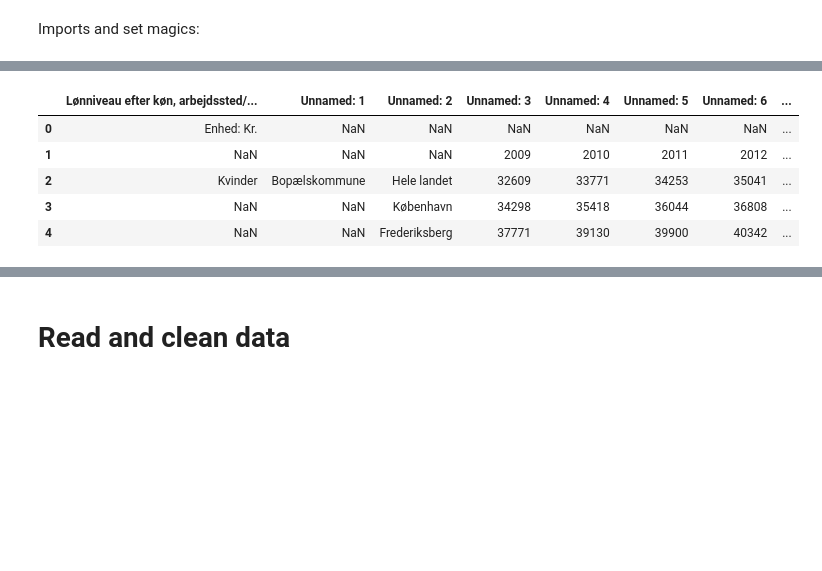
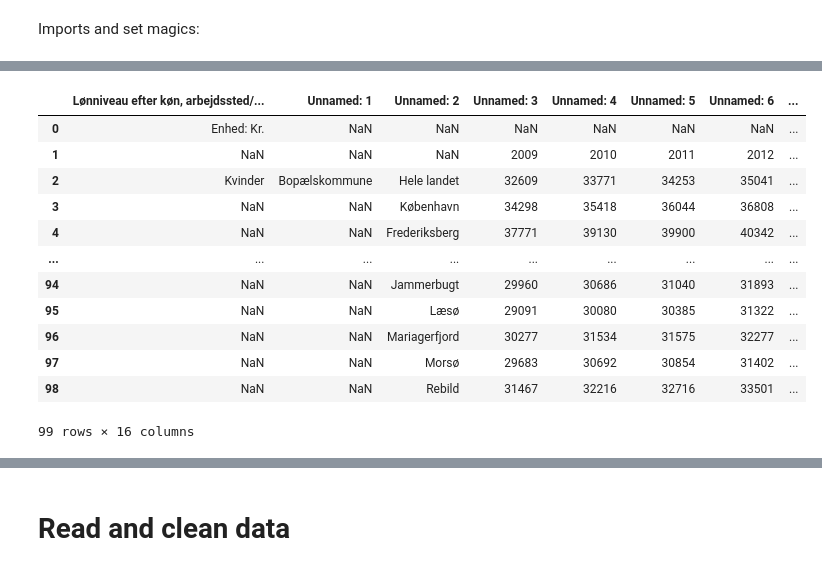
Before and after one commit to julieroddik/projects-2023-mej, a Jupyter notebook: dataproject/dataproject.ipynb, the cells around one changed output, grey strips where cells are left out. Cells and saved outputs as stored; diff of their text form; code cells hidden in the pictures; blank space fills up the shorter version.

```diff
--- a/dataproject/dataproject.ipynb
+++ b/dataproject/dataproject.ipynb
@@ -48,14 +48,21 @@ The autoreload extension is already loaded. To reload it, use:
 # %%
 # Loading the Data from statistikbanken
 filename1 = 'Kvinder.xlsx'
-pd.read_excel(filename1).head(5)
+pd.read_excel(filename1).head(99)
 # %% [output]
 |  | Lønniveau efter køn, arbejdssted/... | Unnamed: 1 | Unnamed: 2 | Unnamed: 3 | Unnamed: 4 | Unnamed: 5 | Unnamed: 6 | ... |
 | 0 | Enhed: Kr. | NaN | NaN | NaN | NaN | NaN | NaN | ... |
 | 1 | NaN | NaN | NaN | 2009 | 2010 | 2011 | 2012 | ... |
 | 2 | Kvinder | Bopælskommune | Hele landet | 32609 | 33771 | 34253 | 35041 | ... |
 | 3 | NaN | NaN | København | 34298 | 35418 | 36044 | 36808 | ... |
 | 4 | NaN | NaN | Frederiksberg | 37771 | 39130 | 39900 | 40342 | ... |
+| ... | ... | ... | ... | ... | ... | ... | ... | ... |
+| 94 | NaN | NaN | Jammerbugt | 29960 | 30686 | 31040 | 31893 | ... |
+| 95 | NaN | NaN | Læsø | 29091 | 30080 | 30385 | 31322 | ... |
+| 96 | NaN | NaN | Mariagerfjord | 30277 | 31534 | 31575 | 32277 | ... |
+| 97 | NaN | NaN | Morsø | 29683 | 30692 | 30854 | 31402 | ... |
+| 98 | NaN | NaN | Rebild | 31467 | 32216 | 32716 | 33501 | ... |
+99 rows × 16 columns
 # %%
 # Now we are dropping rows
 ap = pd.read_excel(filename1, skiprows=2)
```
Also changed, not shown: parts of 4 cells of this notebook, 2 other files.
